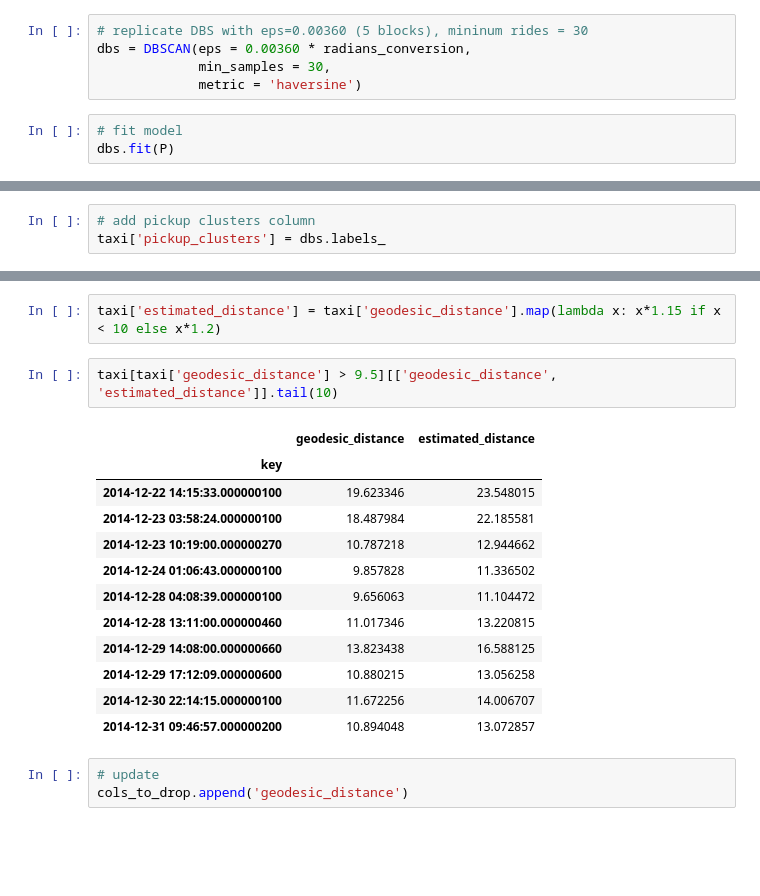
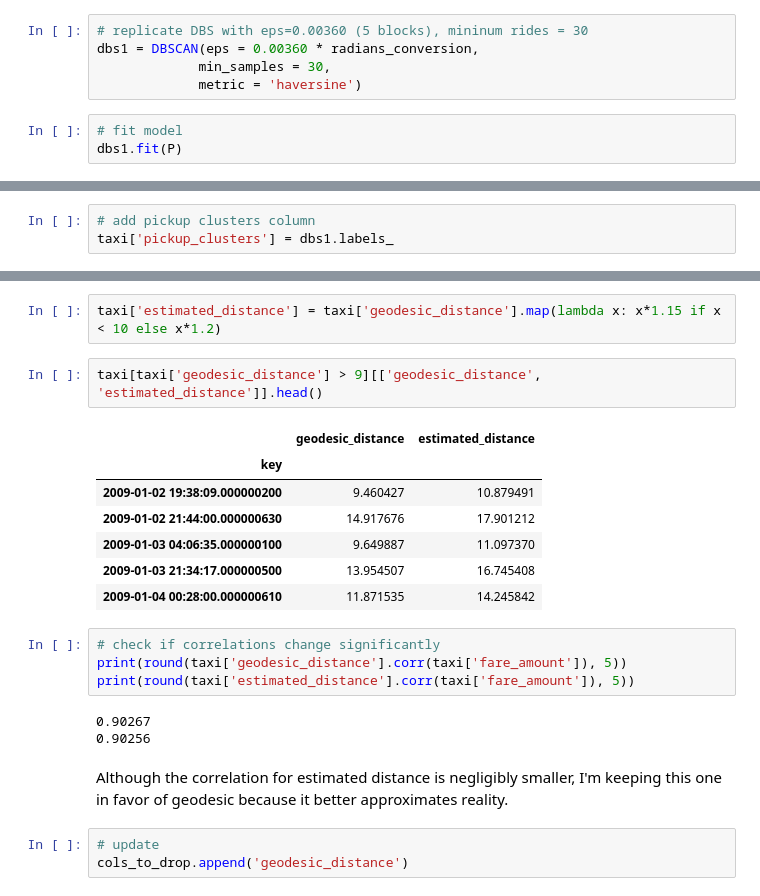
Before and after one commit to luis-ulloa/Ride_BigApple, a Jupyter notebook: code/03_Pre-Processing_and_Modeling.ipynb, the cells around one changed output, grey strips where cells are left out. Drawn from its saved outputs; the diff is of its cells as text; blank space fills up the shorter version.

```diff
--- a/code/03_Pre-Processing_and_Modeling.ipynb
+++ b/code/03_Pre-Processing_and_Modeling.ipynb
@@ -199,11 +196,11 @@ plt.plot(summary_table['silhouette_score']);
 # %%
 # replicate DBS with eps=0.00360 (5 blocks), mininum rides = 30
-dbs = DBSCAN(eps = 0.00360 * radians_conversion,
+dbs1 = DBSCAN(eps = 0.00360 * radians_conversion,
              min_samples = 30,
              metric = 'haversine')
 # %%
 # fit model
-dbs.fit(P)
+dbs1.fit(P)
 # %% [output]
 DBSCAN(eps=6.283185307179586e-05, metric='haversine', min_samples=30)
 # %%
@@ -214,6 +211,6 @@ silhouette_score(P, dbs.labels_, metric = 'haversine')
 # %%
 # add pickup clusters column
-taxi['pickup_clusters'] = dbs.labels_
+taxi['pickup_clusters'] = dbs1.labels_
 # %%
 # check counts
 taxi['pickup_clusters'].value_counts()
@@ -480,20 +487,24 @@ Expand, but gist for now: distance is a major driver, but right now dealing with
 # %%
 taxi['estimated_distance'] = taxi['geodesic_distance'].map(lambda x: x*1.15 if x < 10 else x*1.2)
 # %%
-taxi[taxi['geodesic_distance'] > 9.5][['geodesic_distance', 'estimated_distance']].tail(10)
+taxi[taxi['geodesic_distance'] > 9][['geodesic_distance', 'estimated_distance']].head()
 # %% [output]
 |  | geodesic_distance | estimated_distance |
 | key |  |  |
-| 2014-12-22 14:15:33.000000100 | 19.623346 | 23.548015 |
-| 2014-12-23 03:58:24.000000100 | 18.487984 | 22.185581 |
-| 2014-12-23 10:19:00.000000270 | 10.787218 | 12.944662 |
-| 2014-12-24 01:06:43.000000100 | 9.857828 | 11.336502 |
-| 2014-12-28 04:08:39.000000100 | 9.656063 | 11.104472 |
-| 2014-12-28 13:11:00.000000460 | 11.017346 | 13.220815 |
-| 2014-12-29 14:08:00.000000660 | 13.823438 | 16.588125 |
-| 2014-12-29 17:12:09.000000600 | 10.880215 | 13.056258 |
-| 2014-12-30 22:14:15.000000100 | 11.672256 | 14.006707 |
-| 2014-12-31 09:46:57.000000200 | 10.894048 | 13.072857 |
+| 2009-01-02 19:38:09.000000200 | 9.460427 | 10.879491 |
+| 2009-01-02 21:44:00.000000630 | 14.917676 | 17.901212 |
+| 2009-01-03 04:06:35.000000100 | 9.649887 | 11.097370 |
+| 2009-01-03 21:34:17.000000500 | 13.954507 | 16.745408 |
+| 2009-01-04 00:28:00.000000610 | 11.871535 | 14.245842 |
+# %%
+# check if correlations change significantly
+print(round(taxi['geodesic_distance'].corr(taxi['fare_amount']), 5))
+print(round(taxi['estimated_distance'].corr(taxi['fare_amount']), 5))
+# %% [output]
+0.90267
+0.90256
+# %% [markdown]
+Although the correlation for estimated distance is negligibly smaller, I'm keeping this one in favor of geodesic because it better approximates reality.
 # %%
 # update
 cols_to_drop.append('geodesic_distance')
```
Also changed, not shown: parts of 122 cells of this notebook.
